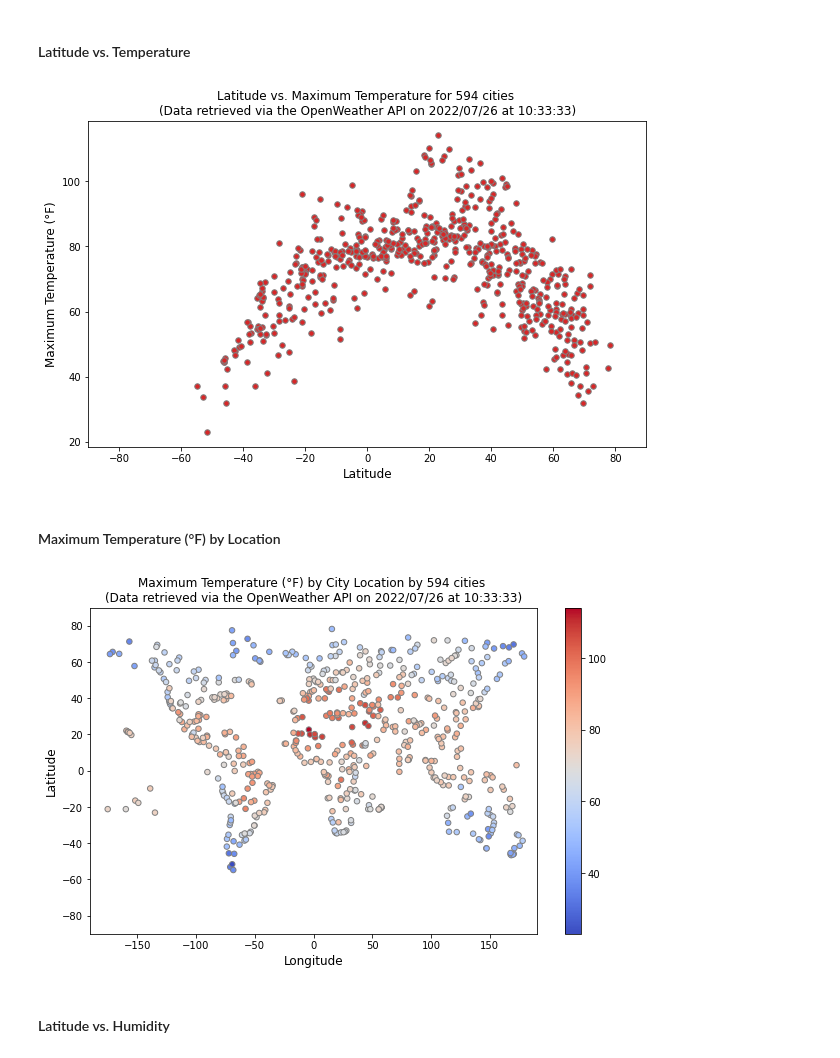
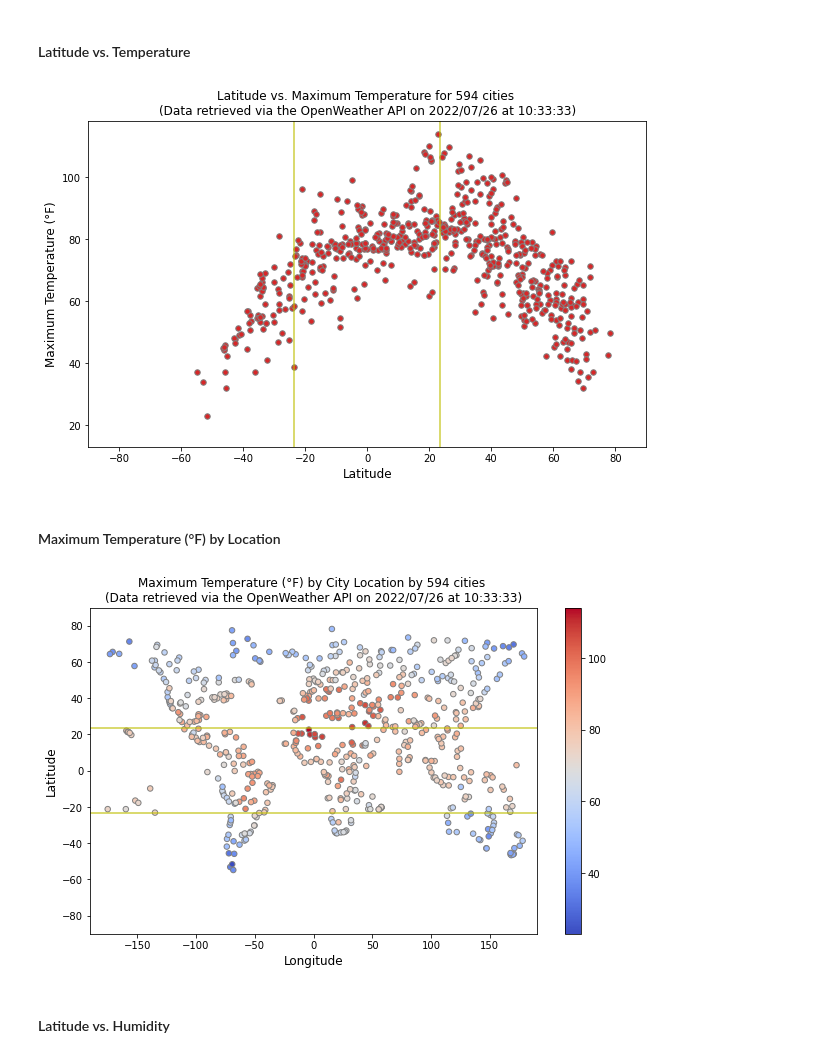
Before and after one commit to SJackson7/Weather_Analysis, a Jupyter notebook: WeatherPy.ipynb, the cells around one changed output. Cells and saved outputs as stored; diff of their text form; code cells hidden in the pictures.

Commit message:
updated charts and ipyynb file

```diff
--- a/WeatherPy.ipynb
+++ b/WeatherPy.ipynb
@@ -169,14 +169,24 @@ weather_data_df.describe()
 # %%
 plt.figure(figsize=(10, 6))
 plt.scatter(weather_data_df['Lat'], weather_data_df['Max Temp'], s=30, color='tab:red', edgecolors='gray')
+
+# draw line indicating southern latitude limit of Torrid Zone
+plt.vlines(x = -23.5, ymin = 0, ymax = weather_data_df['Max Temp'].max() + 40,
+           colors='y', alpha=0.75)
+
+# draw line indicating northern latitude limit of Torrid Zone
+plt.vlines(x = 23.5, ymin = 0, ymax = weather_data_df['Max Temp'].max() + 40,
+           colors='y', alpha=0.75)
+
 plt.title(f'Latitude vs. Maximum Temperature for {len(weather_data_df)} cities \n(Data retrieved via the OpenWeather API on {today})')
 plt.xlabel('Latitude', fontsize=12)
 plt.ylabel('Maximum Temperature (°F)', fontsize=12)
 plt.xlim(-90, 90)
+plt.ylim(weather_data_df['Max Temp'].min() - 10, weather_data_df['Lat'].max() + 40)
 plt.savefig("images/LATvTEMP.png")
 plt.show()
 # %% [output]
-[figure, old version]
+[figure, new version]
 # %% [markdown]
 #### Maximum Temperature (°F) by Location
 # %%
@@ -188,11 +198,18 @@ plt.xlabel('Longitude', fontsize=12)
 plt.ylabel('Latitude', fontsize=12)
 plt.xlim(-190, 190)
 plt.ylim(-90, 90)
+
+# draw line indicating southern latitude limit of Torrid Zone
+plt.axhline(-23.5, color='y', alpha=0.75)
+
+# draw line indicating northern latitude limit of Torrid Zone
+plt.axhline(23.5, color='y', alpha=0.75)
+
 plt.colorbar()
 plt.savefig("images/LOCvTEMP.png")
 plt.show()
 # %% [output]
-[figure, old version]
+[figure, new version]
 # %% [markdown]
 #### Latitude vs. Humidity
 # %%
```
Also changed, not shown: 2 other files.
